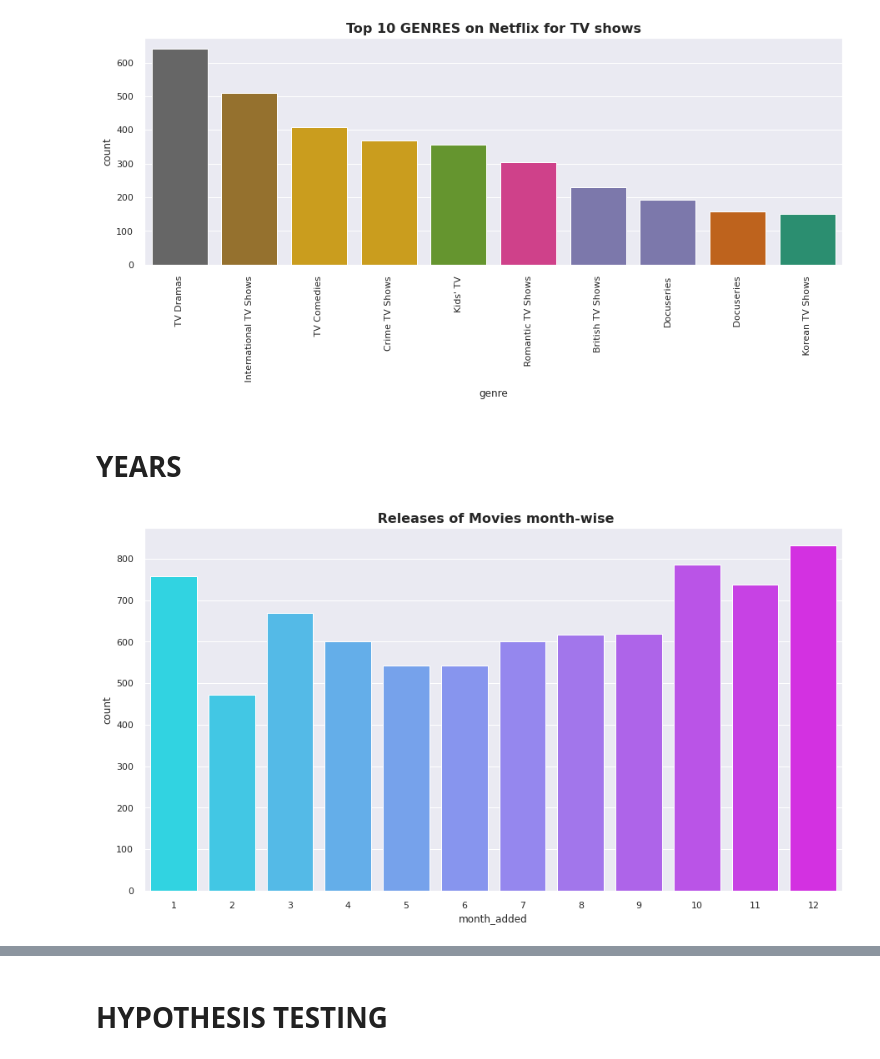
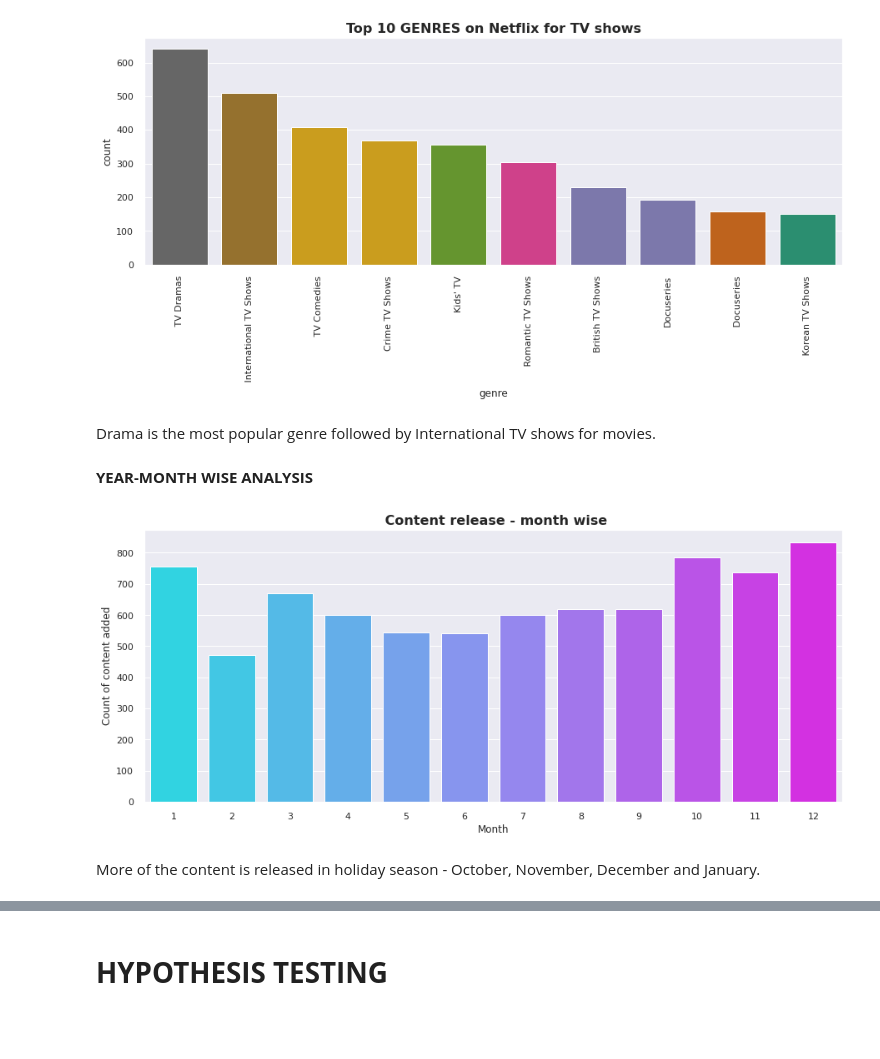
Before and after one commit to shashankbhatia15/NETFLIX-MOVIES-AND-TV-SHOWS-CLUSTERING, a Jupyter notebook: NETFLIX_MOVIES_AND_TV_SHOWS_CLUSTERING.ipynb, the cells around one changed output, grey strips where cells are left out. Saved outputs shown, nothing was run; the diff lists cells and outputs as text; code cells hidden in the pictures; blank space fills up the shorter version.

```diff
--- a/NETFLIX_MOVIES_AND_TV_SHOWS_CLUSTERING.ipynb
+++ b/NETFLIX_MOVIES_AND_TV_SHOWS_CLUSTERING.ipynb
@@ -402,8 +396,10 @@ plt.xticks(rotation=90)
 plt.show()
 # %% [output]
 [figure]
-# %% [markdown]
-# **YEARS**
+# %% [markdown]
+Drama is the most popular genre followed by International TV shows for movies.
+# %% [markdown]
+**YEAR-MONTH WISE ANALYSIS**
 # %%
 #feature engineering
 #getting date in the right format and year/month extraction
@@ -411,11 +407,16 @@ df ['date_added'] = pd.to_datetime(df['date_added'])
 df ['year_added'] = df['date_added'].dt.year
 df ['month_added'] = df['date_added'].dt.month
 # %%
-sns.set(rc={'figure.figsize':(15,8)})
+#plot for month wise content release
+sns.set(rc={'figure.figsize':(15,6)})
 sns.countplot(x='month_added',data=df,palette="cool")
 
-plt.title(' Releases of Movies month-wise',size='16',fontweight="bold")
+plt.title(' Content release - month wise',size='16',fontweight="bold")
+plt.xlabel('Month')
+plt.ylabel('Count of content added')
 plt.show()
 # %% [output]
-[figure, old version]
+[figure, new version]
+# %% [markdown]
+More of the content is released in holiday season - October, November, December and January.
 # %%
```
Also changed, not shown: parts of 86 cells of this notebook.
